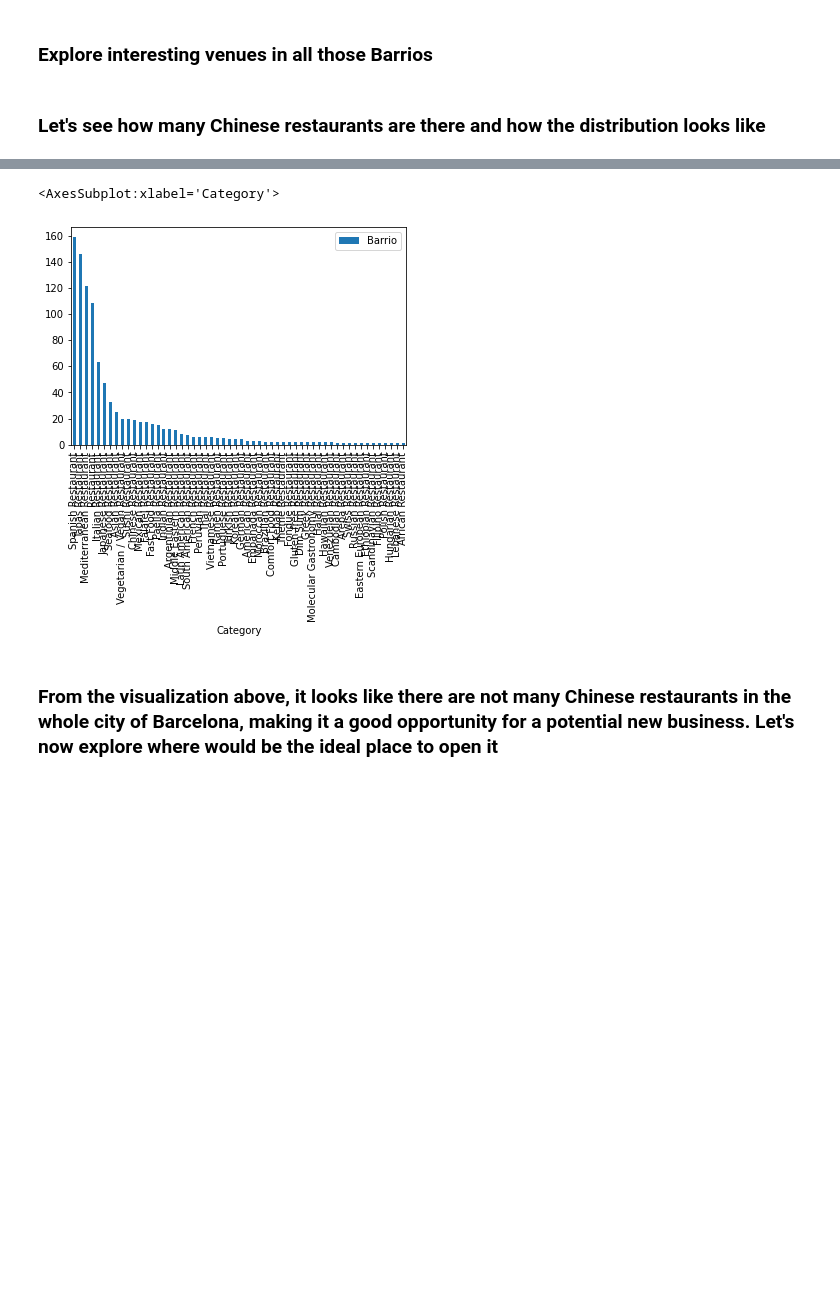
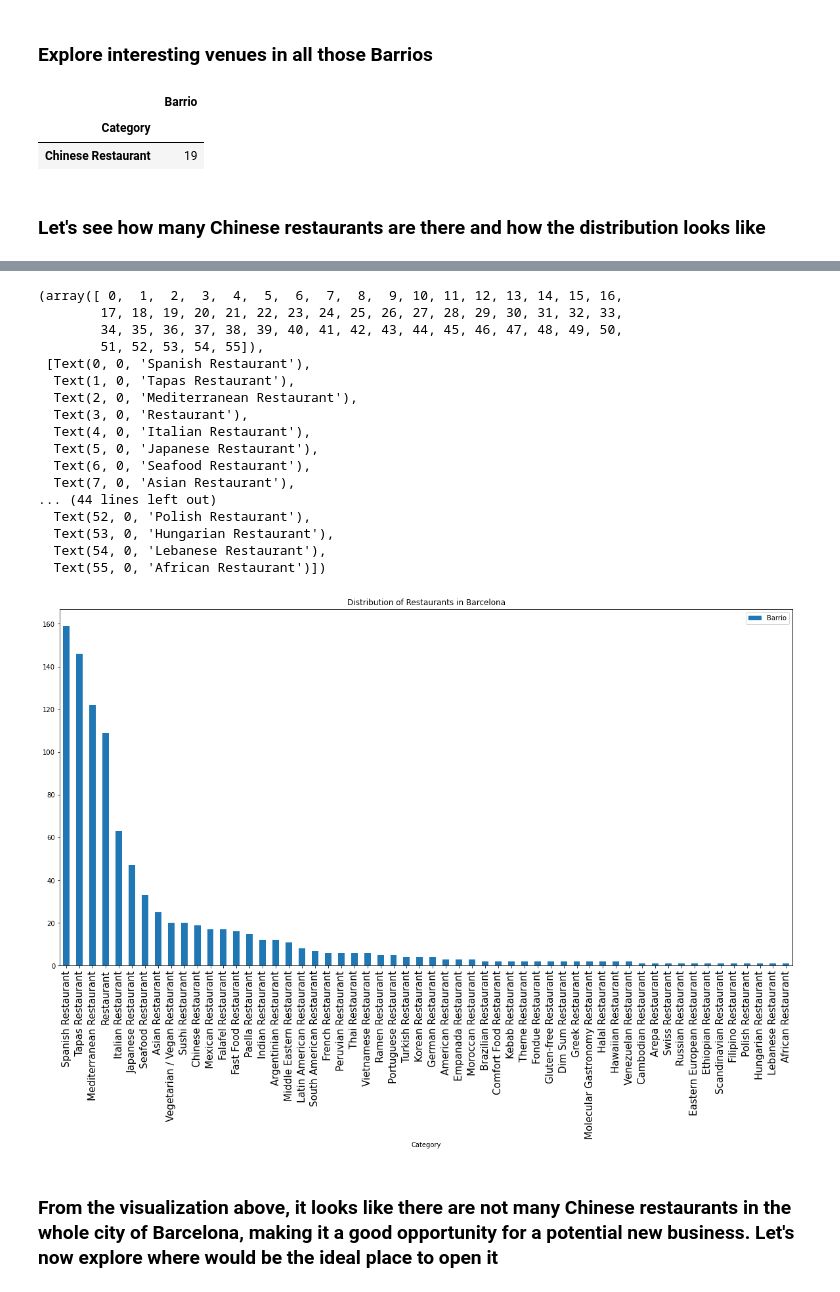
Before and after one commit to nivelij/data-science-capstone, a Jupyter notebook: projects/Analysis on New Chinese Restaurant in Barcelona.ipynb, the cells around one changed output, grey strips where cells are left out. Cells and saved outputs as stored; diff of their text form; code cells hidden in the pictures; blank space fills up the shorter version.

```diff
--- a/projects/Analysis on New Chinese Restaurant in Barcelona.ipynb
+++ b/projects/Analysis on New Chinese Restaurant in Barcelona.ipynb
@@ -103,8 +103,8 @@ barcelona_barrios.to_csv('barcelona_barrios.csv')
 # %%
 import time
 
-CLIENT_ID = 'F3M3AQG55E5IS2WDT33GL4M1F4SKNVYA3QT3R5IWS5FX051L'
-CLIENT_SECRET = 'HOGDP1OL5I0FRJZAPWLLUDH3GKHGGPYYEJ4JA4DQ0ZJLOHX0'
+CLIENT_ID = '<CLIENT ID>'
+CLIENT_SECRET = '<CLIENT SECRET>'
 VERSION = '20201224'
 DEFAULT_RADIUS = 500
 DEFAULT_LIMIT = 200
@@ -157,6 +157,12 @@ def explore_venues(dataframe):
 # %%
 barcelona_full_venues = explore_venues(barcelona_barrios)
 barcelona_full_venues.to_csv('barcelona_full_venues.csv')
+# %%
+barcelona_full_venues[['Category', 'Barrio']][barcelona_full_venues['Category'] == 'Chinese Restaurant'].groupby('Category').count().sort_values('Barrio', ascending=False)
+# %% [output]
+|  | Barrio |
+| Category |  |
+| Chinese Restaurant | 19 |
 # %% [markdown]
 ### Let's see how many Chinese restaurants are there and how the distribution looks like
 # %%
@@ -196,15 +202,36 @@ map_cn_restaurant
 # %%
 restaurant_counts = barcelona_full_venues[barcelona_full_venues['Category'].str.contains('Restaurant')].\
                     groupby('Category').count().sort_values('Barrio', ascending=False)
 
 barcelona_restaurants = barcelona_full_venues.merge(restaurant_counts.reset_index(level=0)['Category'], how='inner')
 
 # See data distribution
 
+#barcelona_restaurants
+
 restaurant_counts.reset_index(level=0)[['Category', 'Barrio']].plot.bar(x='Category', y='Barrio')
+plt.title('Distribution of Restaurants in Barcelona')
+plt.rcParams["figure.figsize"] = (20,10)
+plt.xticks(size=15)
 # %% [output]
-<AxesSubplot:xlabel='Category'>
+(array([ 0,  1,  2,  3,  4,  5,  6,  7,  8,  9, 10, 11, 12, 13, 14, 15, 16,
+        17, 18, 19, 20, 21, 22, 23, 24, 25, 26, 27, 28, 29, 30, 31, 32, 33,
+        34, 35, 36, 37, 38, 39, 40, 41, 42, 43, 44, 45, 46, 47, 48, 49, 50,
+        51, 52, 53, 54, 55]),
+ [Text(0, 0, 'Spanish Restaurant'),
+  Text(1, 0, 'Tapas Restaurant'),
+  Text(2, 0, 'Mediterranean Restaurant'),
+  Text(3, 0, 'Restaurant'),
+  Text(4, 0, 'Italian Restaurant'),
+  Text(5, 0, 'Japanese Restaurant'),
+  Text(6, 0, 'Seafood Restaurant'),
+  Text(7, 0, 'Asian Restaurant'),
+... (44 lines left out)
+  Text(52, 0, 'Polish Restaurant'),
+  Text(53, 0, 'Hungarian Restaurant'),
+  Text(54, 0, 'Lebanese Restaurant'),
+  Text(55, 0, 'African Restaurant')])
-[figure, old version]
+[figure, new version]
 # %% [markdown]
 ### From the visualization above, it looks like there are not many Chinese restaurants in the whole city of Barcelona, making it a good opportunity for a potential new business. Let's now explore where would be the ideal place to open it
 # %%
```
Also changed, not shown: parts of 2 cells of this notebook, 1 other file.
